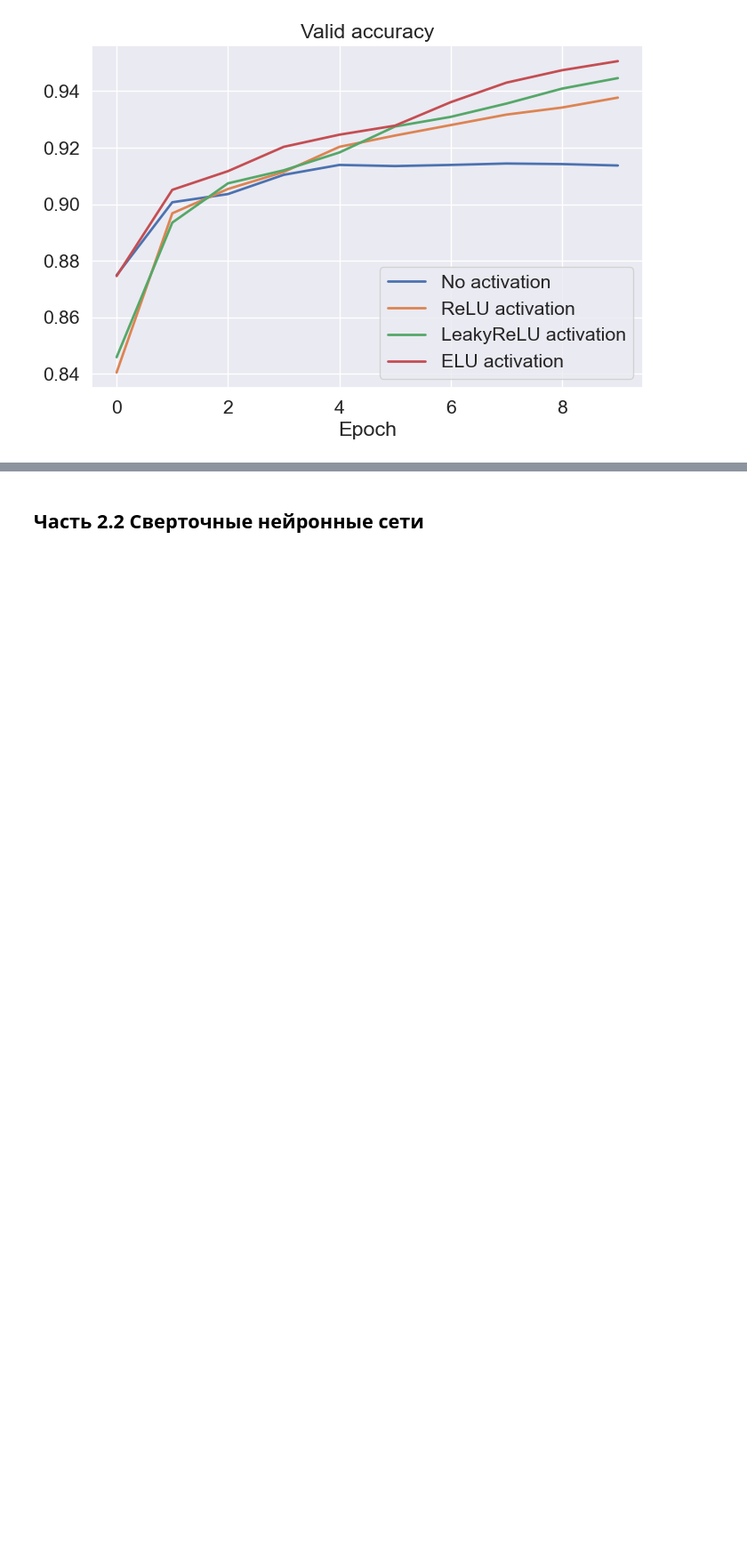
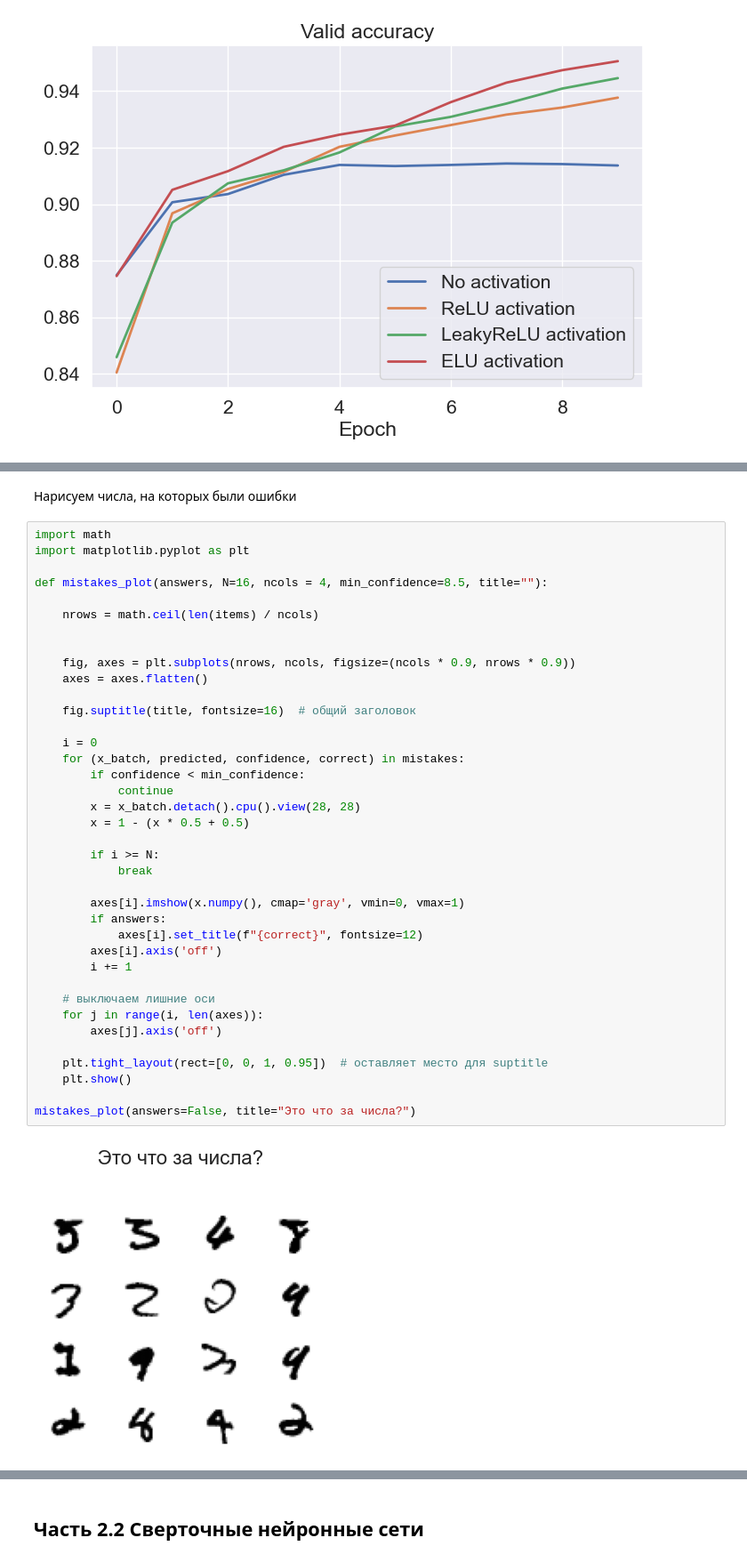
Before and after one commit to Figishe/DeepLearningSchool_part_1_ml_cv, a Jupyter notebook: week_05_convolutional_nets/Homework/hw_4_conv_cnn.ipynb, the cells around one changed output, grey strips where cells are left out. Shown at 89% size. Drawn from its saved outputs; the diff is of its cells as text; blank space fills up the shorter version.

```diff
--- a/week_05_convolutional_nets/Homework/hw_4_conv_cnn.ipynb
+++ b/week_05_convolutional_nets/Homework/hw_4_conv_cnn.ipynb
@@ -531,0 +559,42 @@ plt.show()
+# %% [markdown]
+Нарисуем числа, на которых были ошибки
+# %%
+import math
+import matplotlib.pyplot as plt
+
+def mistakes_plot(answers, N=16, ncols = 4, min_confidence=8.5, title=""):
+
+    nrows = math.ceil(len(items) / ncols)
+
+
+    fig, axes = plt.subplots(nrows, ncols, figsize=(ncols * 0.9, nrows * 0.9))
+    axes = axes.flatten()
+
+    fig.suptitle(title, fontsize=16)  # общий заголовок
+
+    i = 0
+    for (x_batch, predicted, confidence, correct) in mistakes:
+        if confidence < min_confidence:
+            continue
+        x = x_batch.detach().cpu().view(28, 28)
+        x = 1 - (x * 0.5 + 0.5)
+
+        if i >= N:
+            break
+
+        axes[i].imshow(x.numpy(), cmap='gray', vmin=0, vmax=1)
+        if answers:
+            axes[i].set_title(f"{correct}", fontsize=12)
+        axes[i].axis('off')
+        i += 1
+
+    # выключаем лишние оси
+    for j in range(i, len(axes)):
+        axes[j].axis('off')
+
+    plt.tight_layout(rect=[0, 0, 1, 0.95])  # оставляет место для suptitle
+    plt.show()
+
+mistakes_plot(answers=False, title="Это что за числа?")
+# %% [output]
+[figure, added]
```
Also changed, not shown: parts of 9 cells of this notebook.
